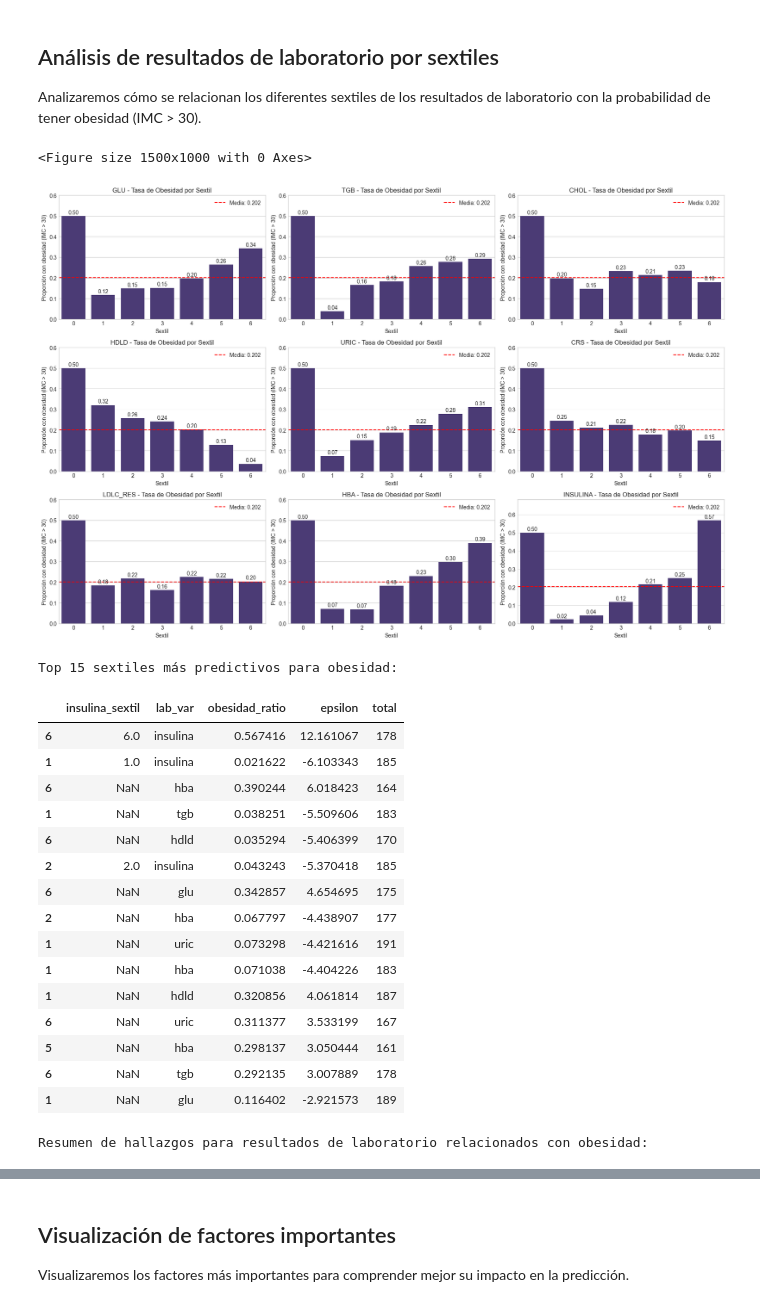
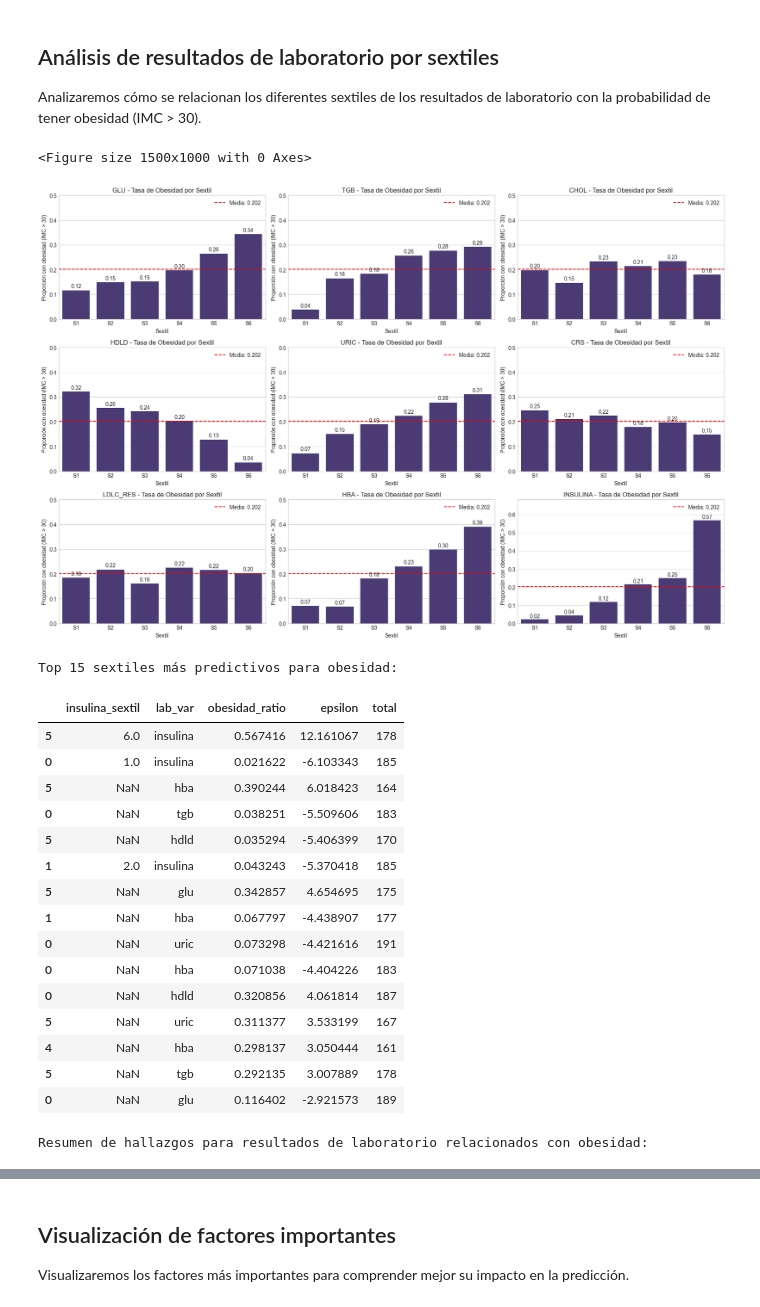
Before and after one commit to ThanosDrossos/MineriaDatosUNAM, a Jupyter notebook: code/proyecto final/bayes_ejercicio.ipynb, the cells around one changed output, grey strips where cells are left out. Cells and saved outputs as stored; diff of their text form; code cells hidden in the pictures.

```diff
--- a/code/proyecto final/bayes_ejercicio.ipynb
+++ b/code/proyecto final/bayes_ejercicio.ipynb
@@ -307,7 +388,8 @@ def create_lab_sextiles(df, lab_variables):
 
             # Crear columna de sextil para cada laboratorio
             sextile_col = f"{lab}_sextil"
-            df[sextile_col] = 0  # Por defecto, sextil 0 (valores que no se pueden clasificar)
+            # Iniciar como NaN en lugar de 0 para evitar confusión con sextil 0
+            df[sextile_col] = np.nan
 
             # Asignar sextil a cada valor
             for i in range(5):
@@ -352,8 +434,9 @@ print("\nDistribución de obesidad por sextil de variables de laboratorio:")
 for lab in lab_variables:
     sextile_col = f"{lab}_sextil"
     if sextile_col in df_clean.columns:
-        # Calcular tasa de obesidad por sextil
-        obesity_rates = df_clean.groupby(sextile_col)['obesidad'].mean().reset_index()
+        # Calcular tasa de obesidad por sextil, eliminando valores nulos o cero
+        # Filtramos para mostrar solo sextiles 1-6 (valores válidos)
+        obesity_rates = df_clean[df_clean[sextile_col].between(1, 6)].groupby(sextile_col)['obesidad'].mean().reset_index()
         obesity_rates.columns = ['Sextil', 'Tasa de Obesidad']
         print(f"\nTasa de obesidad por sextil de {lab}:")
         display(obesity_rates)
@@ -365,7 +448,7 @@ for lab in lab_variables:
         plt.axhline(y=df_clean['obesidad'].mean(), color='r', linestyle='--',
                    label=f'Tasa media: {df_clean["obesidad"].mean():.3f}')
         plt.legend()
-        plt.xticks(range(7), [f'S{i}' for i in range(7)])
+        plt.xticks(range(6), [f'S{i+1}' for i in range(6)])  # Solo mostrar S1 a S6
         plt.xlabel('Sextil (S1: más bajo, S6: más alto)')
         plt.ylabel('Proporción con obesidad (IMC > 30)')
         plt.tight_layout()
@@ -443,7 +522,7 @@ additional_sextile_groups = {
     'Abuelos': ['mlito_edad', 'mlita_edad', 'plito_edad', 'plita_edad'],
     'Amigos': ['ami1_edad'],
     'Hábitos': ['alc', 'tpoalc', 'cigarros', 'fuma_act', 'duerme'],
-    'Peso': ['peso_act', 'peso1', 'peso5', 'peso10', 'peso_edes', 'AIMC']
+    'Peso': ['peso_act', 'peso1', 'peso5', 'peso10', 'peso_edes']
 }
 
 # Acumular todas las variables para convertir a sextiles
@@ -475,8 +554,8 @@ def create_general_sextiles(df, variables, min_non_null=6):
                         print(f"Saltando {var}: insuficiente variabilidad para sextiles")
                         continue
 
-                    # Crear columna de sextil
-                    df[sextile_col] = 0  # Valor predeterminado
+                    # Crear columna de sextil, inicializar con NaN
+                    df[sextile_col] = np.nan
 
                     # Asignar sextil a cada valor
                     for i in range(5):
@@ -532,8 +611,8 @@ print(f"Número actualizado de variables predictoras: {len(variables_predictoras
 key_vars = ['peso_sextil', 'sistolica_sextil', 'Aedad_sextil', 'alc_sextil', 'mad_edad_sextil']
 for sextile_col in key_vars:
     if sextile_col in df_clean.columns:
-        # Calcular tasa de obesidad por sextil
-        obesity_rates = df_clean.groupby(sextile_col)['obesidad'].mean().reset_index()
+        # Calcular tasa de obesidad por sextil, filtrando sólo sextiles válidos (1-6)
+        obesity_rates = df_clean[df_clean[sextile_col].between(1, 6)].groupby(sextile_col)['obesidad'].mean().reset_index()
         obesity_rates.columns = ['Sextil', 'Tasa de Obesidad']
         print(f"\nTasa de obesidad por {sextile_col}:")
         display(obesity_rates)
@@ -553,7 +632,7 @@ for sextile_col in key_vars:
                        f'{height:.2f}', ha='center')
 
         plt.legend()
-        plt.xticks(range(7), [f'S{i}' for i in range(7)])
+        plt.xticks(range(6), [f'S{i+1}' for i in range(6)])  # Solo mostrar S1 a S6
         plt.xlabel('Sextil (S1: más bajo, S6: más alto)')
         plt.ylabel('Proporción con obesidad (IMC > 30)')
         plt.tight_layout()
@@ -661,7 +742,11 @@ for feature in variables_predictoras:
     category = feature_to_category[feature]
 
     # Analizar cada valor único para la característica
-    unique_values = sorted(df_clean[feature].dropna().unique())
+    # Para variables de sextiles, asegurarnos de filtrar los valores 0
+    if '_sextil' in feature:
+        unique_values = sorted(val for val in df_clean[feature].dropna().unique() if val >= 1 and val <= 6)
+    else:
+        unique_values = sorted(df_clean[feature].dropna().unique())
 
     for value in unique_values:
         description = f"{feature} = {value}"
@@ -669,7 +754,7 @@ for feature in variables_predictoras:
 
     # Para algunas variables numéricas, analizar valores de umbral
     if feature in ['edad_diab', 'edad_hiper', 'edad_cardi', 'peso_act', 'num_fam', 'peso', 'cintura',
-                  'sistolica', 'diastolica', 'AIMC']:
+                  'sistolica', 'diastolica']:
         # Analizar percentiles como umbrales
         percentiles = [10, 20, 30, 40, 50, 60, 70, 80, 90]
         for p in percentiles:
@@ -680,7 +765,7 @@ for feature in variables_predictoras:
     # Análisis especial para variables de sextiles de laboratorio
     if feature.endswith('_sextil'):
         # Para cada sextil, evaluar si pertenecer a ese sextil específico
-        for sextile in range(1, 7):  # Sextiles 1-6
+        for sextile in range(1, 7):  # Sextiles 1-6 (eliminamos el 0)
             description = f"{feature} = {sextile} (Sextil {sextile})"
             results.append(calculate_stats(feature, sextile, description, category))
 # %% [markdown]
@@ -702,8 +787,9 @@ def analyze_lab_sextiles(df, lab_vars):
     for i, lab in enumerate(lab_vars):
         sextile_col = f"{lab}_sextil"
         if sextile_col in df.columns:
-            # Agrupar por sextil y calcular tasa de obesidad
-            sextile_stats = df.groupby(sextile_col).agg({
+            # Agrupar por sextil y calcular tasa de obesidad, eliminando valores nulos o 0
+            # Filtramos para mostrar solo sextiles 1-6 (valores válidos)
+            sextile_stats = df[df[sextile_col].between(1, 6)].groupby(sextile_col).agg({
                 'obesidad': ['mean', 'count', 'sum']
             }).reset_index()
             sextile_stats.columns = [sextile_col, 'obesidad_ratio', 'total', 'obesidad_count']
@@ -732,6 +818,11 @@ def analyze_lab_sextiles(df, lab_vars):
             ax.set_ylabel('Proporción con obesidad (IMC > 30)')
             ax.set_ylim(0, max(0.5, sextile_stats['obesidad_ratio'].max() * 1.2))
             ax.legend(loc="upper right")
+
+            # Establecer etiquetas X para mostrar solo S1-S6
+            ax.set_xticks(range(len(sextile_stats)))
+            # Aseguramos que las etiquetas del eje X sean coherentes independientemente de los sextiles disponibles
+            ax.set_xticklabels([f'S{int(s)}' for s in sextile_stats[sextile_col]])
 
             # Añadir valores en las barras
             for j, p in enumerate(ax.patches):
@@ -763,51 +854,51 @@ lab_summary = []
 
 for lab in lab_vars_to_analyze:
     lab_data = all_lab_sextile_results[all_lab_sextile_results['lab_var'] == lab]
     sextile_col = f"{lab}_sextil"
 
     # Encontrar sextiles con mayor y menor probabilidad de obesidad
     if len(lab_data) > 0:
         max_obesity = lab_data.loc[lab_data['obesidad_ratio'].idxmax()]
         min_obesity = lab_data.loc[lab_data['obesidad_ratio'].idxmin()]
 
         # Calcular rango normal (sextiles 3-4)
         normal_range = lab_data[lab_data[sextile_col].between(3, 4)]
         normal_rate = normal_range['obesidad_ratio'].mean() if len(normal_range) > 0 else None
 
         # Añadir a resumen
         lab_summary.append({
             'Variable': lab,
             'Sextil con mayor obesidad': max_obesity[sextile_col],
             'Tasa máxima': max_obesity['obesidad_ratio'],
             'Sextil con menor obesidad': min_obesity[sextile_col],
             'Tasa mínima': min_obesity['obesidad_ratio'],
             'Tasa en rango normal': normal_rate,
             'Epsilon máximo (abs)': lab_data['abs_epsilon'].max()
         })
 
 lab_summary_df = pd.DataFrame(lab_summary)
 print("Resumen de hallazgos para resultados de laboratorio relacionados con obesidad:")
 display(lab_summary_df.sort_values('Epsilon máximo (abs)', ascending=False))
 # %% [output]
 <Figure size 1500x1000 with 0 Axes>
-[figure, old version]
+[figure, new version]
 Top 15 sextiles más predictivos para obesidad:
 |  | insulina_sextil | lab_var | obesidad_ratio | epsilon | total |
-| 6 | 6.0 | insulina | 0.567416 | 12.161067 | 178 |
-| 1 | 1.0 | insulina | 0.021622 | -6.103343 | 185 |
-| 6 | NaN | hba | 0.390244 | 6.018423 | 164 |
-| 1 | NaN | tgb | 0.038251 | -5.509606 | 183 |
-| 6 | NaN | hdld | 0.035294 | -5.406399 | 170 |
-| 2 | 2.0 | insulina | 0.043243 | -5.370418 | 185 |
-| 6 | NaN | glu | 0.342857 | 4.654695 | 175 |
-| 2 | NaN | hba | 0.067797 | -4.438907 | 177 |
-| 1 | NaN | uric | 0.073298 | -4.421616 | 191 |
-| 1 | NaN | hba | 0.071038 | -4.404226 | 183 |
-| 1 | NaN | hdld | 0.320856 | 4.061814 | 187 |
-| 6 | NaN | uric | 0.311377 | 3.533199 | 167 |
-| 5 | NaN | hba | 0.298137 | 3.050444 | 161 |
-| 6 | NaN | tgb | 0.292135 | 3.007889 | 178 |
-| 1 | NaN | glu | 0.116402 | -2.921573 | 189 |
+| 5 | 6.0 | insulina | 0.567416 | 12.161067 | 178 |
+| 0 | 1.0 | insulina | 0.021622 | -6.103343 | 185 |
+| 5 | NaN | hba | 0.390244 | 6.018423 | 164 |
+| 0 | NaN | tgb | 0.038251 | -5.509606 | 183 |
+| 5 | NaN | hdld | 0.035294 | -5.406399 | 170 |
+| 1 | 2.0 | insulina | 0.043243 | -5.370418 | 185 |
+| 5 | NaN | glu | 0.342857 | 4.654695 | 175 |
+| 1 | NaN | hba | 0.067797 | -4.438907 | 177 |
+| 0 | NaN | uric | 0.073298 | -4.421616 | 191 |
+| 0 | NaN | hba | 0.071038 | -4.404226 | 183 |
+| 0 | NaN | hdld | 0.320856 | 4.061814 | 187 |
+| 5 | NaN | uric | 0.311377 | 3.533199 | 167 |
+| 4 | NaN | hba | 0.298137 | 3.050444 | 161 |
+| 5 | NaN | tgb | 0.292135 | 3.007889 | 178 |
+| 0 | NaN | glu | 0.116402 | -2.921573 | 189 |
 Resumen de hallazgos para resultados de laboratorio relacionados con obesidad:
 |  | Variable | Sextil con mayor obesidad | Tasa máxima | Sextil con menor obesidad | Tasa mínima | Tasa en rango normal | ... |
 | 8 | insulina | 6.0 | 0.567416 | 1.0 | 0.021622 | 0.166516 | ... |
```
Also changed, not shown: parts of 27 cells of this notebook.
